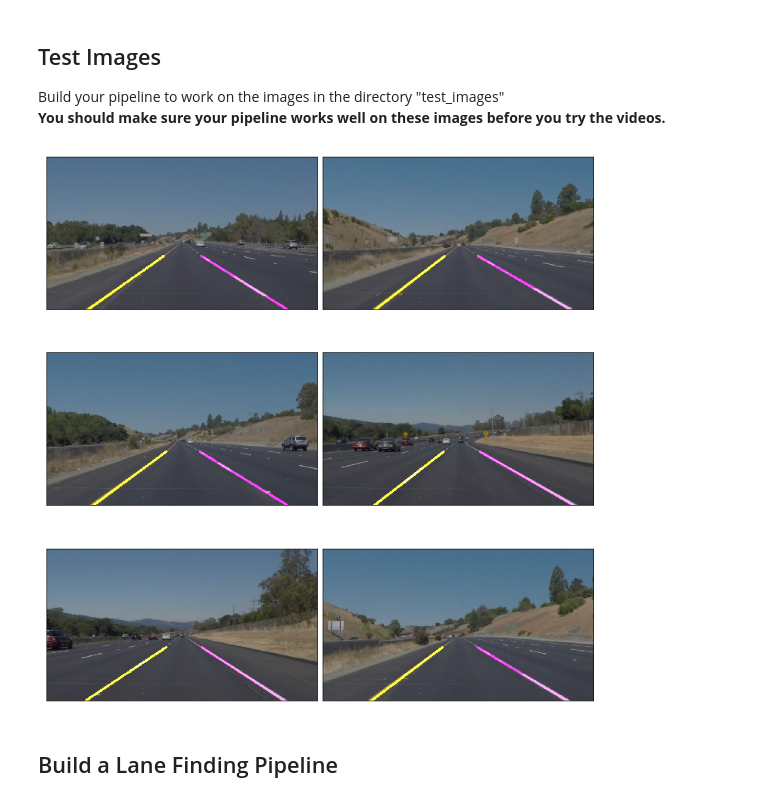
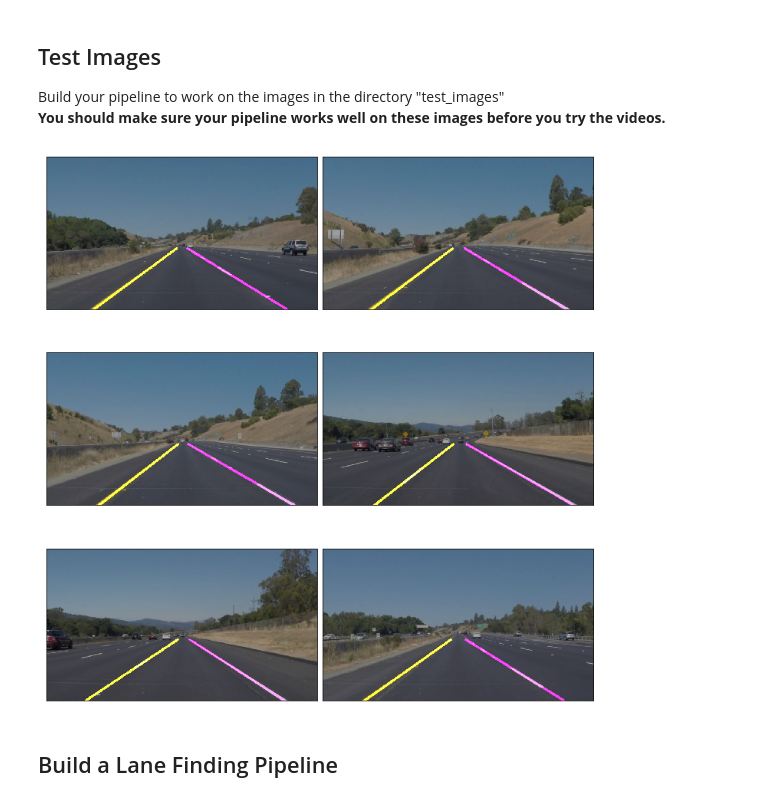
Before and after one commit to SiRi13/CarND-LaneLines-P1, a Jupyter notebook: P1.ipynb, the cells around one changed output. Saved outputs shown, nothing was run; the diff lists cells and outputs as text; code cells hidden in the pictures.

```diff
--- a/P1.ipynb
+++ b/P1.ipynb
@@ -234,7 +234,6 @@ def hough_lines(img, ρ=1, θ=(np.pi/180), threshold=5, min_line_len=10, max_lin
 
     Returns an image with hough lines drawn.
     """
-    lines = []
     lines = cv2.HoughLinesP(img, ρ, θ, threshold, minLineLength=min_line_len, maxLineGap=max_line_gap)
     return lines
 # %%
@@ -265,7 +264,7 @@ def draw_lines(img, lines, color=(255, 0, 0), thickness=2):
 # %%
 line_images = list()
 
-for img, lines in zip(test_images, detected_lines):
+for img, lines in zip(test_images, list(map(hough_lines, roi))):
     line_images.append(draw_lines(img, lines))
 
 plot_images(line_images)
@@ -324,7 +323,7 @@ def generate_lanes(img, lines):
     left_lane, right_lane = lstsq_of(lines)
 
     y1 = img.shape[0]
-    y2 = np.max([y1 * 0.65, top_y[-10:].mean()])
+    y2 = np.max([y1 * 0.6, top_y[-10:].mean()])
 
     left_lane_points = points_from_slope(y1, y2, left_lane)
     right_lane_points = points_from_slope(y1, y2, right_lane)
@@ -361,15 +360,15 @@ Build your pipeline to work on the images in the directory "test_images"
 **You should make sure your pipeline works well on these images before you try the videos.**
 # %%
 lane_images = list()
-for _img, _lines in zip(test_images, detected_lines):
+for _img, _lines in zip(test_images, list(map(hough_lines, roi))):
     mean_left_m = mean_right_m = mean_left_b = mean_right_b = top_y = np.array([])
     drawn_lanes = draw_lanes(_img, generate_lanes(_img, _lines), (255,255,0))
     drawn_lanes = apply_roi(drawn_lanes, create_roi(drawn_lanes, False))
     lane_images.append(weighted_img(_img, drawn_lanes, α=0.8, β=0.7))
 
 plot_images(lane_images, cmap='gray', write=True, fileName='drawn_lanes.png')
 # %% [output]
-[figure, old version]
+[figure, new version]
 # %% [markdown]
 ## Build a Lane Finding Pipeline
 # %% [markdown]
```
Also changed, not shown: parts of 11 cells of this notebook, 19 other files.
